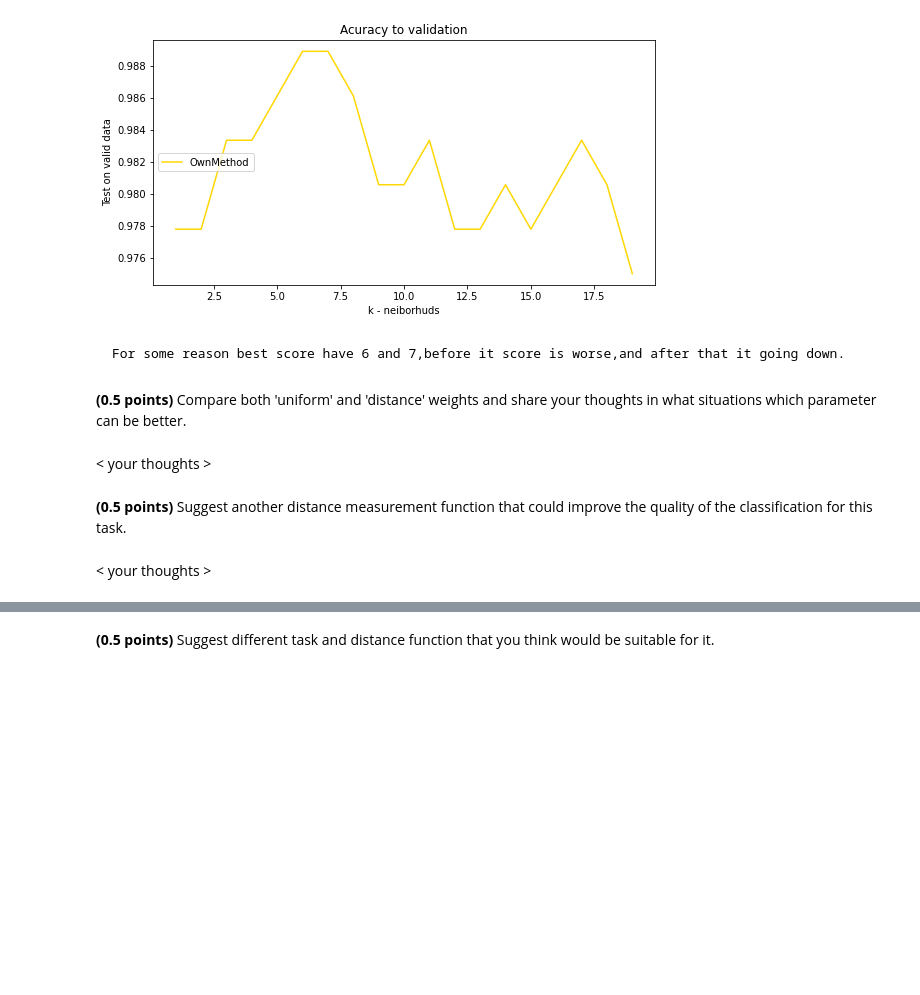
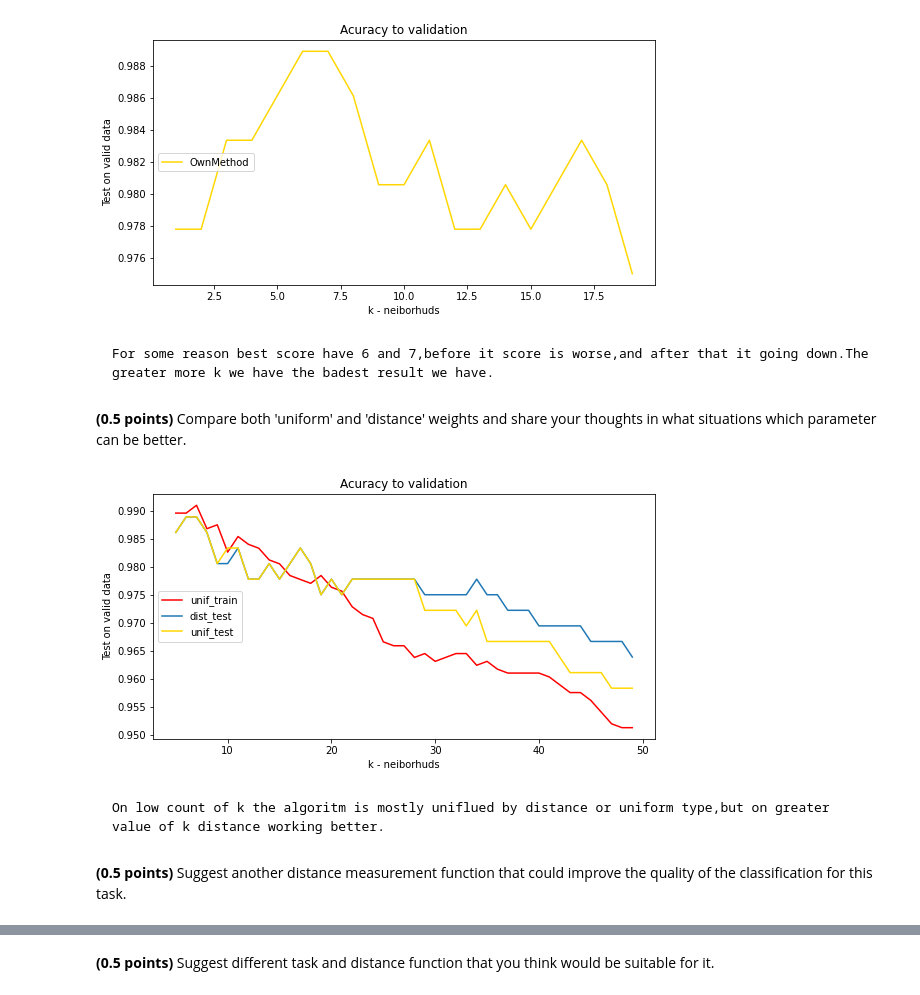
Before and after one commit to Kriikle/ml-intro, a Jupyter notebook: 5_classification_linear_knn/hw_classification.ipynb, the cells around one changed output, grey strips where cells are left out. Saved outputs shown, nothing was run; the diff lists cells and outputs as text; code cells hidden in the pictures; blank space fills up the shorter version.

```diff
--- a/5_classification_linear_knn/hw_classification.ipynb
+++ b/5_classification_linear_knn/hw_classification.ipynb
@@ -533,8 +533,8 @@ class CustomKNeighborsClassifier:
             weights_of_points = np.ones(P.shape)
             if self.weights == 'distance':
                 weights_of_points = 1/( P + self.eps)
-            #else:
-                #weights_of_points = P
+            else:
+                weights_of_points = P
             # <your code>
             result =  np.array([])#Result vector
             nearest = np.argsort(weights_of_points)#Sorting
@@ -650,6 +650,6 @@ plt.show()
 [figure]
 # %% [markdown]
 
-    For some reason best score have 6 and 7,before it score is worse,and after that it going down.
+    For some reason best score have 6 and 7,before it score is worse,and after that it going down.The greater more k we have the badest result we have.
 # %% [markdown]
 **(0.5 points)** Compare both 'uniform' and 'distance' weights and share your thoughts in what situations which parameter can be better.
@@ -658,6 +656,39 @@ plt.show()
-# %% [markdown]
-< your thoughts >
+# %%
+## your code
+#model1 = CustomKNeighborsClassifier(n_neighbors=5, weights='distance')
+#model2 = CustomKNeighborsClassifier(n_neighbors=5,weights='uniform' )
+
+
+train_acc_dist = []
+test_acc_dist = []
+train_acc_unif = []
+test_acc_unif = []
+n = range(5,50)
+for i in n:
+    model1 = KNeighborsClassifier(n_neighbors=i,weights='distance' )
+    model2 = KNeighborsClassifier(n_neighbors=i,weights='uniform' )
+    train_acc, test_acc = fit_evaluate_no_heatplot(model1, X_train, y_train, X_test, y_test)
+    train_acc_dist.append(train_acc)
+    test_acc_dist.append(test_acc)
+    train_acc, test_acc = fit_evaluate_no_heatplot(model2, X_train, y_train, X_test, y_test)
+    train_acc_unif.append(train_acc)
+    test_acc_unif.append(test_acc)
+
+plt.figure(figsize=(9, 4.5))
+#plt.plot(n, train_acc_dist, label='dist_train')
+plt.plot(n, train_acc_unif, color='r', label='unif_train')
+plt.plot(n, test_acc_dist, label='dist_test')
+plt.plot(n, test_acc_unif, color='gold', label='unif_test')
+#plt.plot(n, train_acc_knn_mass, label='Training')It always 1
+
+plt.title("Acuracy to validation")
+plt.xlabel("k - neiborhuds")
+plt.ylabel("Test on valid data")
+plt.legend(loc='center left')
+plt.show()
+# %% [output]
+[figure, added]
+# %% [markdown]
+    On low count of k the algoritm is mostly uniflued by distance or uniform type,but on greater value of k distance working better.
 # %% [markdown]
 **(0.5 points)** Suggest another distance measurement function that could improve the quality of the classification for this task.
-# %% [markdown]
-< your thoughts >
```
Also changed, not shown: parts of 4 cells of this notebook.
